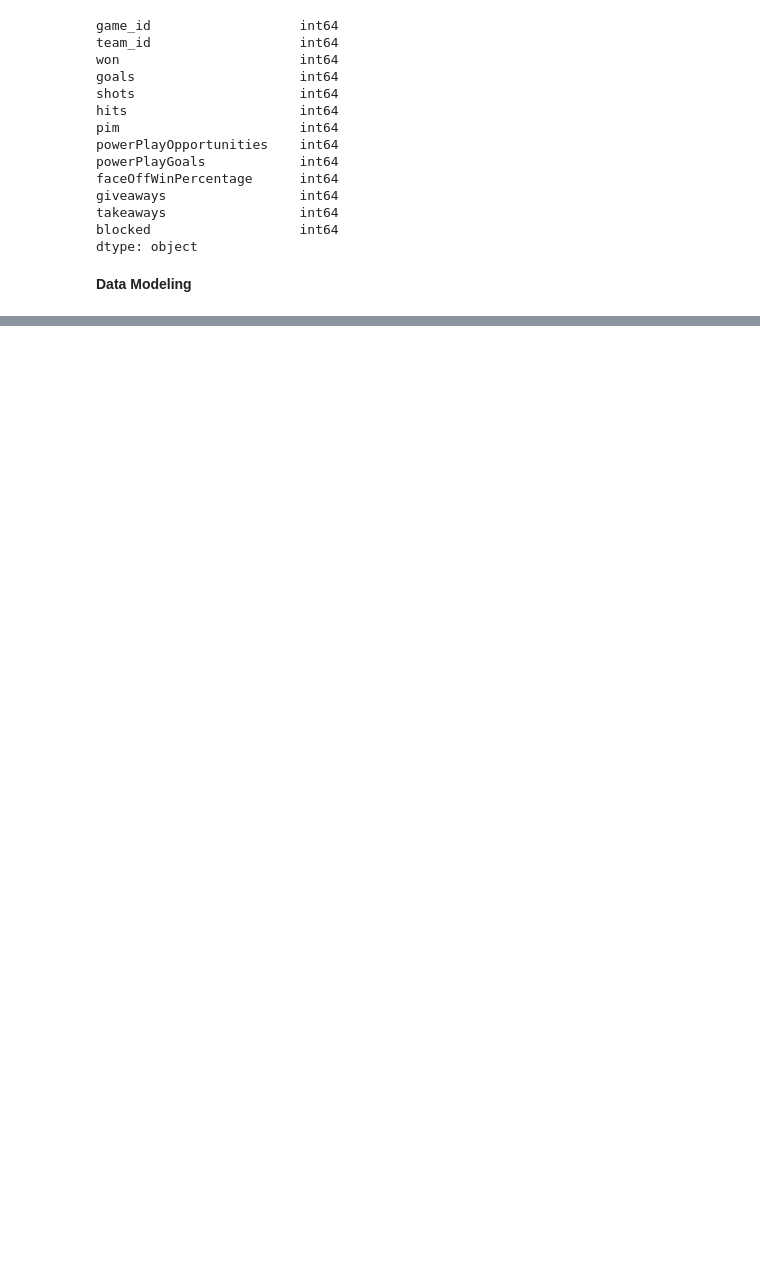
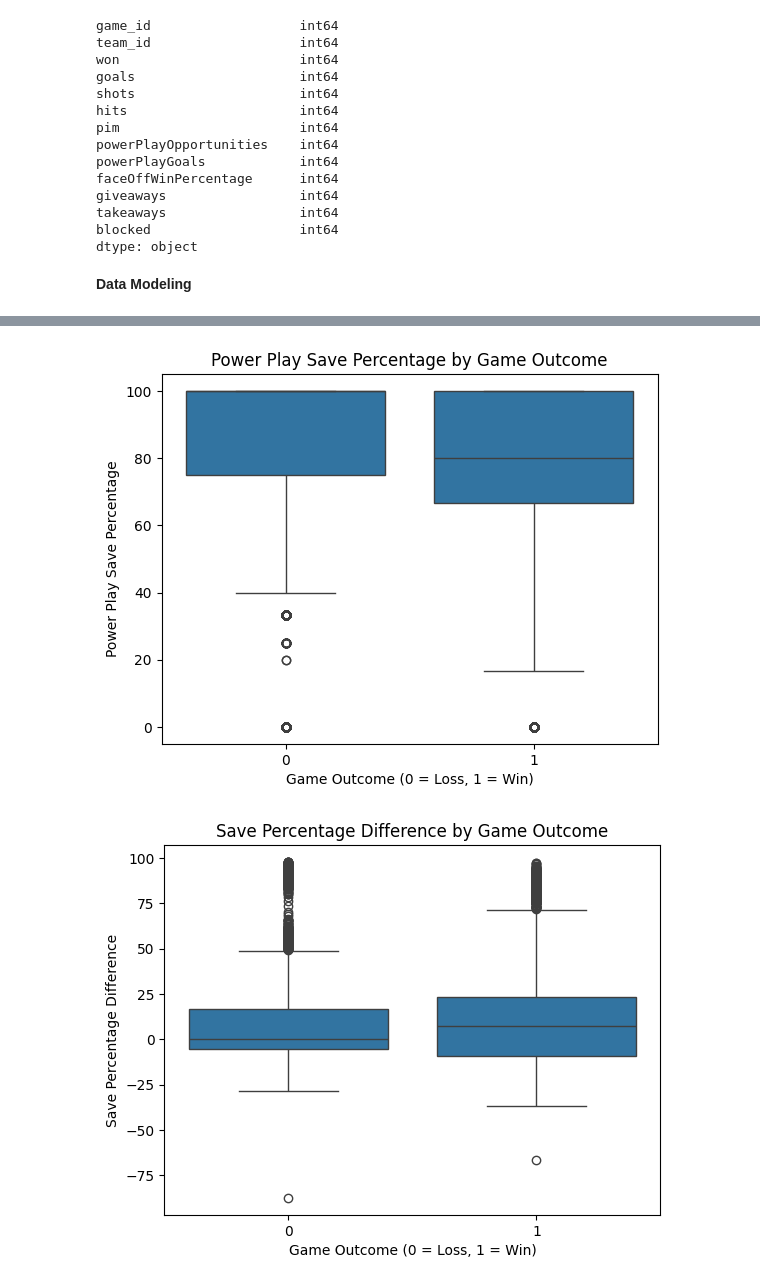
Before and after one commit to colincranwell/itcs-3162-group-8-project, a Jupyter notebook: Group8_Final.ipynb, the cells around one changed output, grey strips where cells are left out. Drawn from its saved outputs; the diff is of its cells as text; code cells hidden in the pictures; blank space fills up the shorter version.

```diff
--- a/Group8_Final.ipynb
+++ b/Group8_Final.ipynb
@@ -364,0 +279,9 @@ plt.show()
+# %%
+NHL_team_stats['powerPlaySavePercentage'] = ((NHL_team_stats['powerPlayOpportunities'] - NHL_team_stats['powerPlayGoals']) /
+                                             NHL_team_stats['powerPlayOpportunities']) * 100
+
+NHL_team_stats['overallSavePercentage'] = ((NHL_team_stats['shots'] - NHL_team_stats['goals']) /
+                                           NHL_team_stats['shots']) * 100
+
+NHL_team_stats['savePercentageDifference'] = (NHL_team_stats['overallSavePercentage'] -
+                                              NHL_team_stats['powerPlaySavePercentage'])
@@ -364,0 +346,20 @@ plt.show()
+# %%
+import seaborn as sns
+import matplotlib.pyplot as plt
+
+# Boxplot for Power Play Save Percentage
+sns.boxplot(data=NHL_team_stats, x='won', y='powerPlaySavePercentage')
+plt.title('Power Play Save Percentage by Game Outcome')
+plt.xlabel('Game Outcome (0 = Loss, 1 = Win)')
+plt.ylabel('Power Play Save Percentage')
+plt.show()
+
+# Boxplot for Save Percentage Difference
+sns.boxplot(data=NHL_team_stats, x='won', y='savePercentageDifference')
+plt.title('Save Percentage Difference by Game Outcome')
+plt.xlabel('Game Outcome (0 = Loss, 1 = Win)')
+plt.ylabel('Save Percentage Difference')
+plt.show()
+# %% [output]
+[figure, added]
+[figure, added]
```
Also changed, not shown: parts of 30 cells of this notebook.
